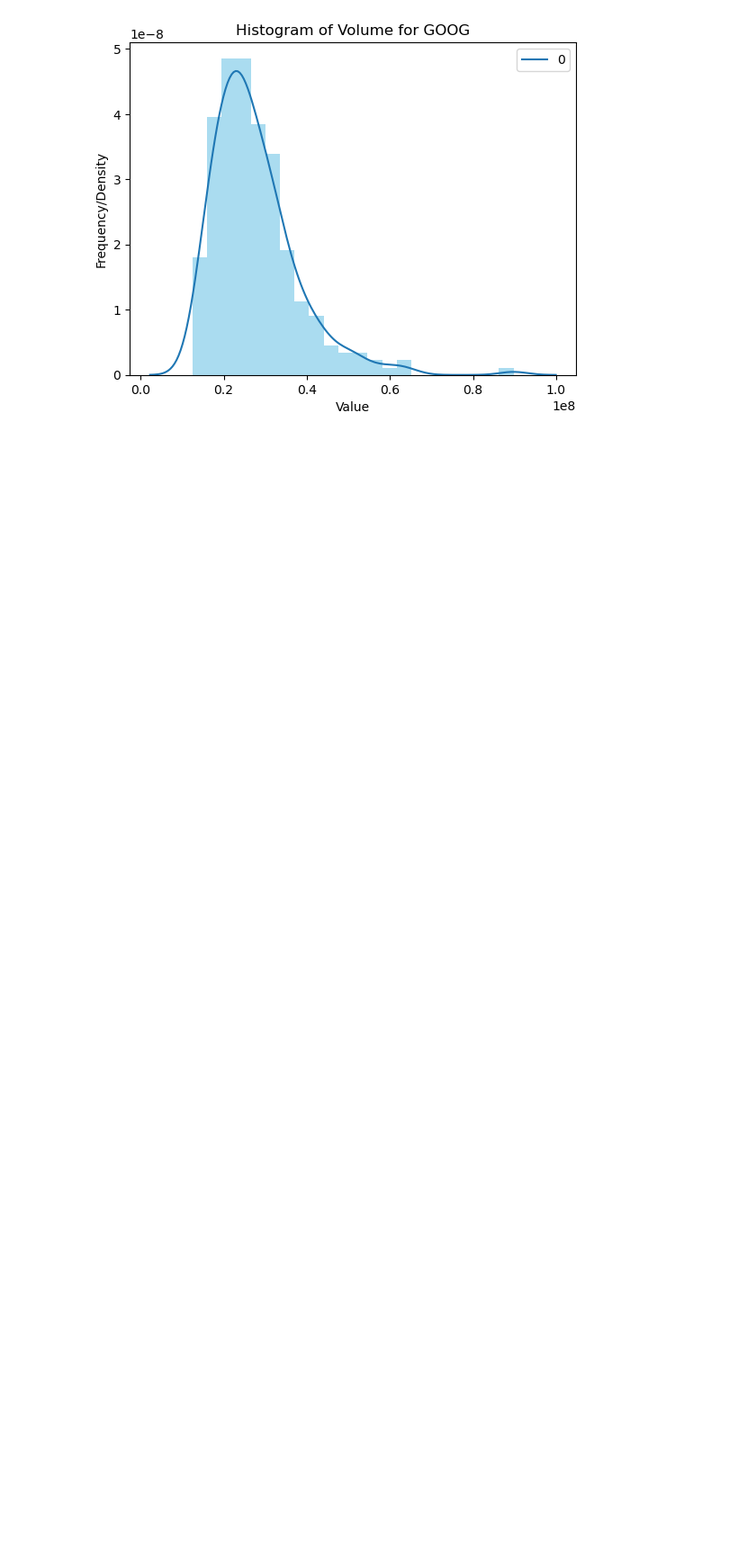
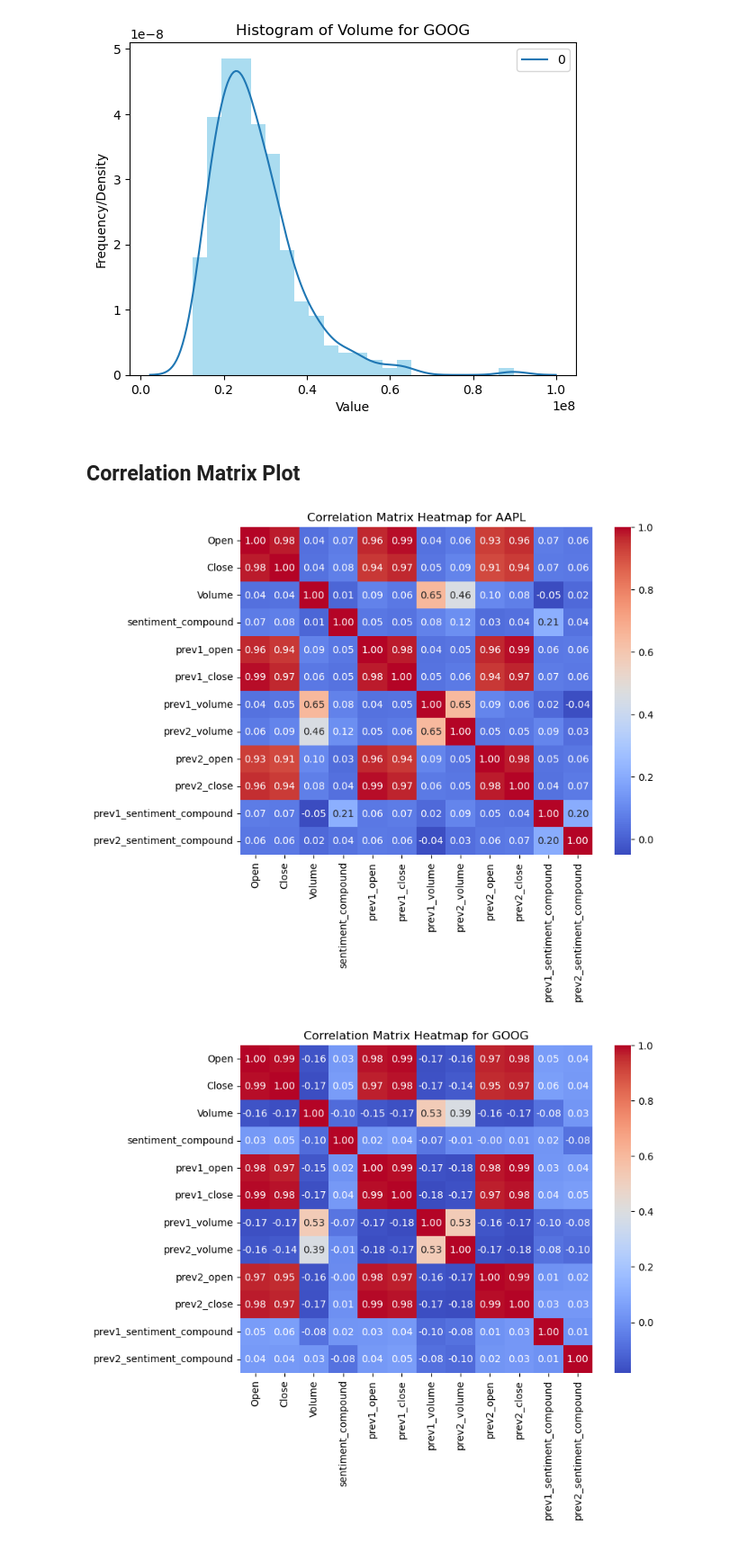
Before and after one commit to Joshua-mb/group14d-ai4all, a Jupyter notebook: data_visualization.ipynb, the cells around one changed output. Shown at 90% size. Cells and saved outputs as stored; diff of their text form; code cells hidden in the pictures; blank space fills up the shorter version.

```diff
--- a/data_visualization.ipynb
+++ b/data_visualization.ipynb
@@ -0,0 +3,5 @@
+# %%
+def drop_na(merged_df):
+    merged_df = merged_df.dropna()
+    merged_df.reset_index(drop=True, inplace=True)
+    return merged_df
@@ -123,3 +153,33 @@ plt.ylabel('Frequency/Density')
 plt.show()
 # %% [output]
 [figure]
+# %% [markdown]
+## Correlation Matrix Plot
+# %%
+stocks = ['AAPL', 'GOOG', 'INTC', 'META', 'MSFT']
+
+for stock in stocks:
+    # load finance and sentiment data
+    stock_finance_df = pd.read_csv(f'./{stock} Data/{stock}_finance_data.csv')
+    stock_sentiment_df = pd.read_csv(f'./{stock} Data/{stock}_avg_sentiment_data.csv')
+    merged_stock_df = pd.merge(stock_finance_df, stock_sentiment_df, on='Date', how='inner')
+    merged_stock_df['Date'] = pd.to_datetime(merged_stock_df['Date'])
+    merged_stock_df = apply_lag_features(merged_stock_df)
+    merged_stock_df = drop_na(merged_stock_df)
+    features = [
+        'Open', 'Close', 'Volume', 'sentiment_compound',
+        'prev1_open', 'prev1_close','prev1_volume',
+        'prev2_volume', 'prev2_open', 'prev2_close',
+        'prev1_sentiment_compound', 'prev2_sentiment_compound'
+    ]
+    merged_stock_df = merged_stock_df[features]
+    correlation_matrix = merged_stock_df.corr()
+
+    # Create a heatmap
+    plt.figure(figsize=(8, 6)) # Adjust figure size as needed
+    sns.heatmap(correlation_matrix, annot=True, cmap='coolwarm', fmt=".2f")
+    plt.title('Correlation Matrix Heatmap for ' + stock)
+    plt.show()
+# %% [output]
+[figure, added]
+[figure, added]
```
Also changed, not shown: parts of 8 cells of this notebook, 3 other files.
